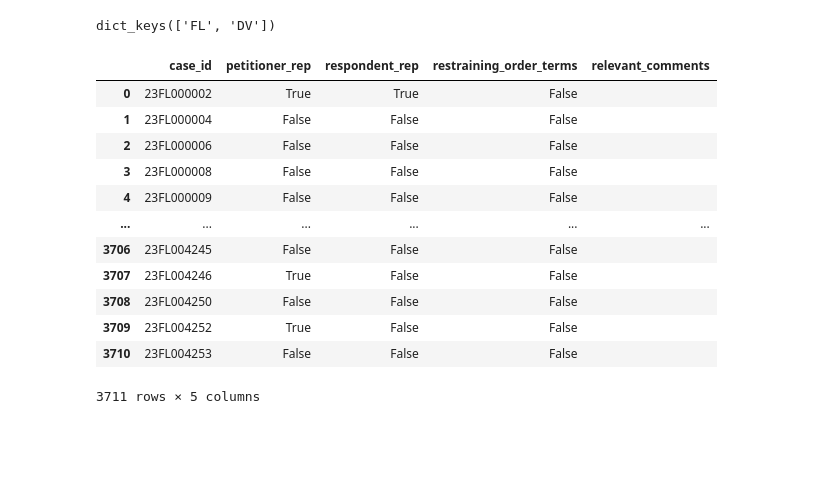
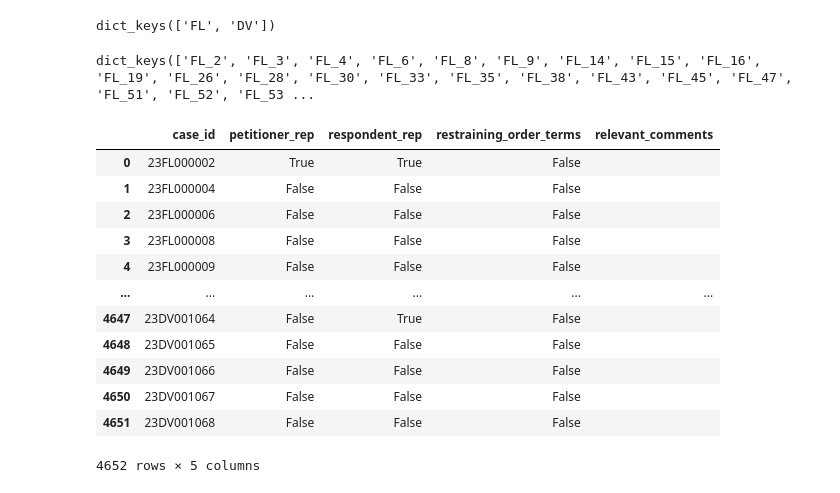
Before and after one commit to amanguptaBay/Elevate-Community-Center-Domestic-Violence-Data-Retrieval, a Jupyter notebook: processing.ipynb, the cells around one changed output. Cells and saved outputs as stored; diff of their text form; code cells hidden in the pictures; blank space fills up the shorter version.

```diff
--- a/processing.ipynb
+++ b/processing.ipynb
@@ -9,8 +9,13 @@ with open("sample.json", "r") as read_content:
 print(dataset.keys())
 # %% [output]
 dict_keys(['FL', 'DV'])
+# %%
+data = {f"FL_{case}":dataset["FL"][case] for case in dataset["FL"]}
+data.update({f"DV_{case}":dataset["DV"][case] for case in dataset["DV"]})
+data.keys()
+# %% [output]
+dict_keys(['FL_2', 'FL_3', 'FL_4', 'FL_6', 'FL_8', 'FL_9', 'FL_14', 'FL_15', 'FL_16', 'FL_19', 'FL_26', 'FL_28', 'FL_30', 'FL_33', 'FL_35', 'FL_38', 'FL_43', 'FL_45', 'FL_47', 'FL_51', 'FL_52', 'FL_53 ...
 # %%
-fl_data = dataset["FL"]
 processed = []
 
 def make_entry(case_id, petitioner_rep, respondent_rep, restraining_order_terms, relevant_comments):
@@ -30,8 +35,8 @@ def count_occurences(haystack, needle):
     except:
         return 0
 
-for idx,case in enumerate(fl_data):
-    case_object = fl_data[case]
+for idx,case in enumerate(data):
+    case_object = data[case]
     case_id = case_object["case"]["data"][0]["caseNumber"]
     petitioners = []
     respondents = []
@@ -52,38 +57,38 @@ for idx,case in enumerate(fl_data):
         attornies[representing] = attorney
     ro_occured = False
     relevant_comments = []
     for event in case_object["event"]["data"]["caseEvents"]:
         comm = event["comment"]
         comm = comm if comm is not None else ""
         comm = comm.upper()
         occurences = [count_occurences(comm, term.upper()) for term in restraining_order_terms]
         if not ro_occured and sum(occurences) != 0:
             ro_occured = True
         if sum(occurences) != 0:
             relevant_comments.append(comm)
     respondent_attorney = respondent_full_name in attornies
     petitioner_attorney = petitioner_full_name in attornies
 
     #Post Processing
     relevant_comments = "\n".join(relevant_comments)
 
 
     processed.append(make_entry(case_id,petitioner_attorney,respondent_attorney,ro_occured,relevant_comments))
 dataframe = pd.DataFrame(processed)
 dataframe
 # %% [output]
 |  | case_id | petitioner_rep | respondent_rep | restraining_order_terms | relevant_comments |
 | 0 | 23FL000002 | True | True | False |  |
 | 1 | 23FL000004 | False | False | False |  |
 | 2 | 23FL000006 | False | False | False |  |
 | 3 | 23FL000008 | False | False | False |  |
 | 4 | 23FL000009 | False | False | False |  |
 | ... | ... | ... | ... | ... | ... |
-| 3706 | 23FL004245 | False | False | False |  |
-| 3707 | 23FL004246 | True | False | False |  |
-| 3708 | 23FL004250 | False | False | False |  |
-| 3709 | 23FL004252 | True | False | False |  |
-| 3710 | 23FL004253 | False | False | False |  |
+| 4647 | 23DV001064 | False | True | False |  |
+| 4648 | 23DV001065 | False | False | False |  |
+| 4649 | 23DV001066 | False | False | False |  |
+| 4650 | 23DV001067 | False | False | False |  |
+| 4651 | 23DV001068 | False | False | False |  |
-3711 rows × 5 columns
+4652 rows × 5 columns
 # %%
 dataframe.to_csv("processed.csv")
```
Also changed, not shown: 1 other file.
